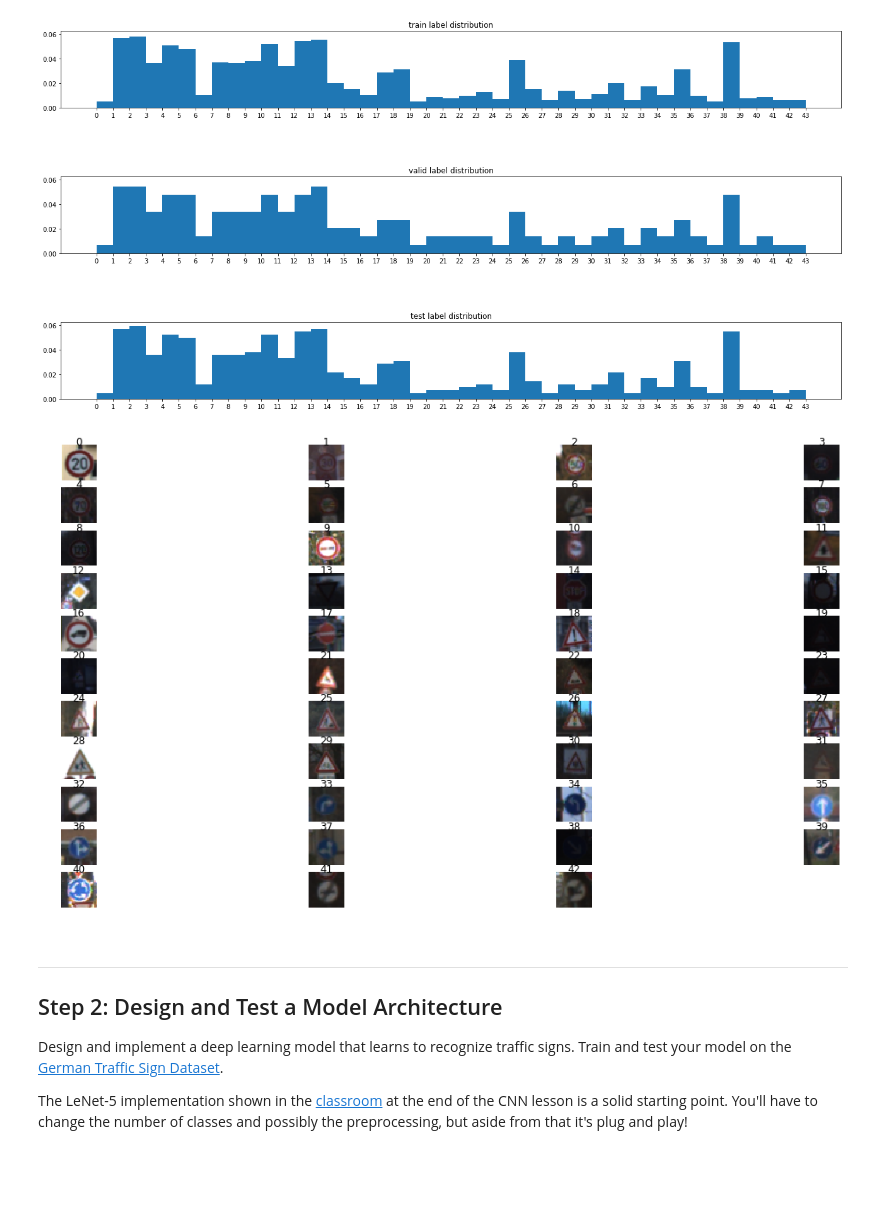
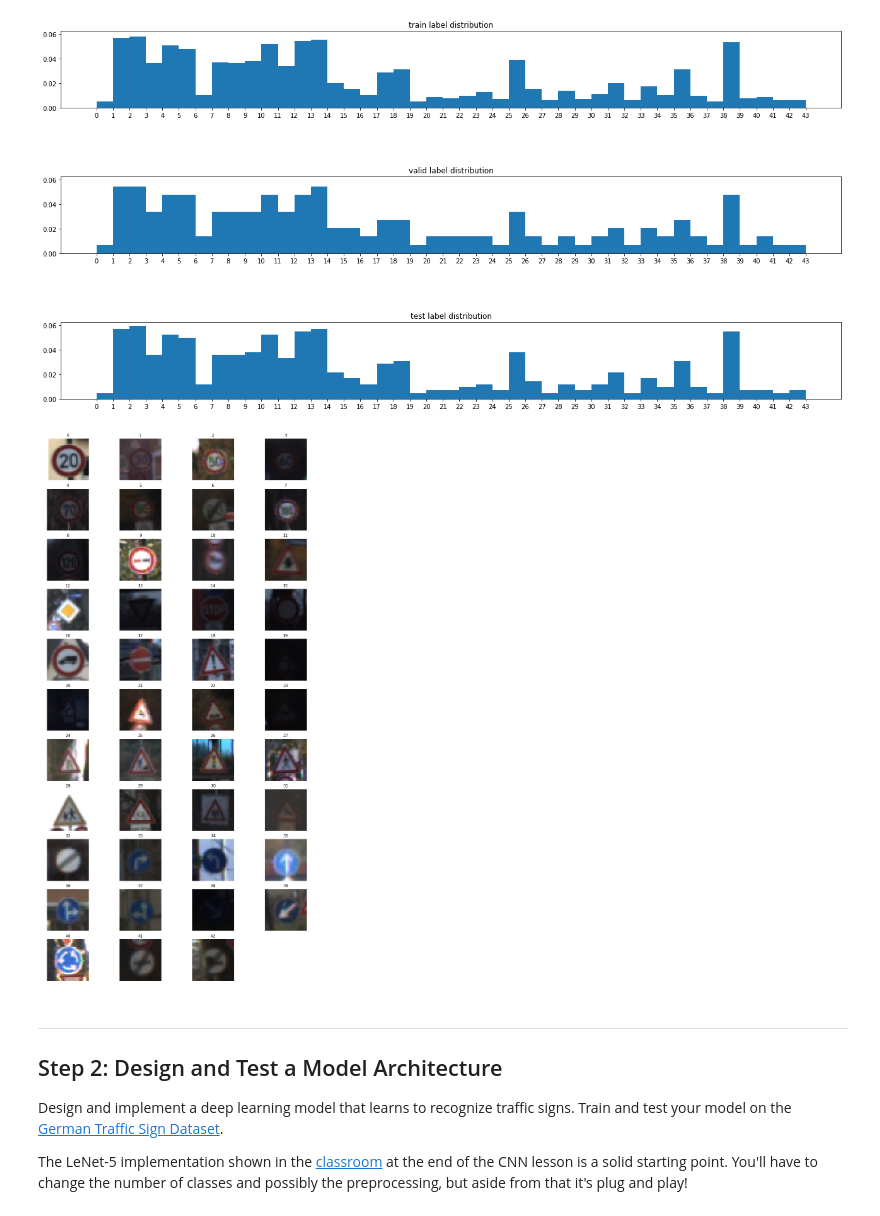
Before and after one commit to p-tricky/CarND-Traffic-Sign-Classifier-Project, a Jupyter notebook: Traffic_Sign_Classifier.ipynb, the cells around one changed output. Drawn from its saved outputs; the diff is of its cells as text; code cells hidden in the pictures; blank space fills up the shorter version.

```diff
--- a/Traffic_Sign_Classifier.ipynb
+++ b/Traffic_Sign_Classifier.ipynb
@@ -114,15 +114,15 @@ plt.show()
 # %% [output]
 [figure]
 # %%
-plt.figure(figsize=(20, 10))
+plt.figure(figsize=(15, 30))
 for i in range(n_classes):
     plt.subplot(11, 4, i+1)
     plt.imshow(X_train[y_train == i][0])
-    plt.title(i, y=.85)
+    plt.title(i)
     plt.axis('off')
 plt.show()
 # %% [output]
-[figure, old version]
+[figure, new version]
 # %% [markdown]
 ----
 
```
Also changed, not shown: parts of 6 cells of this notebook.
